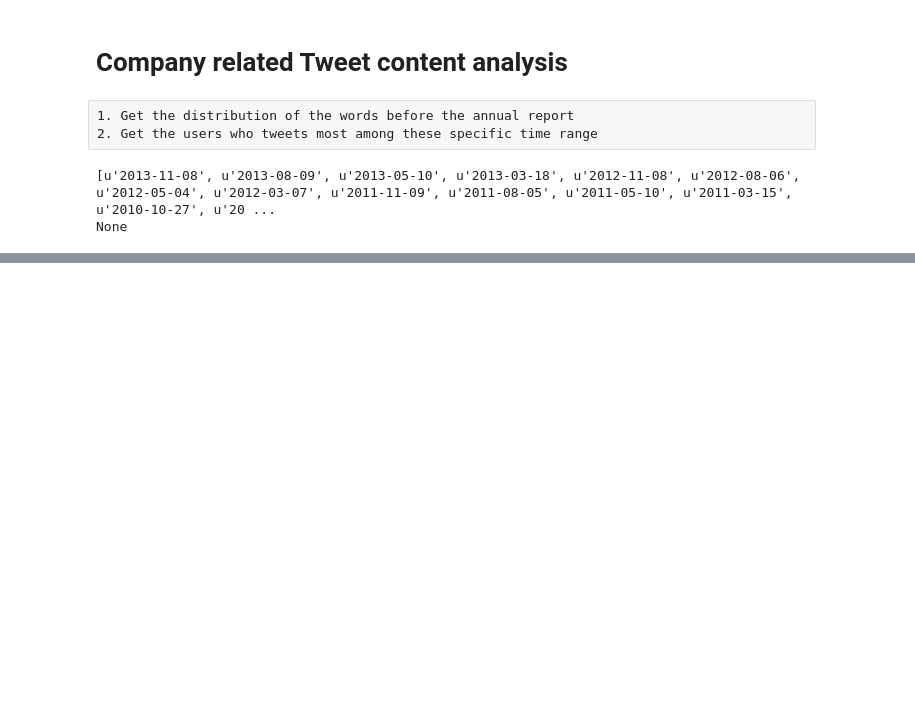
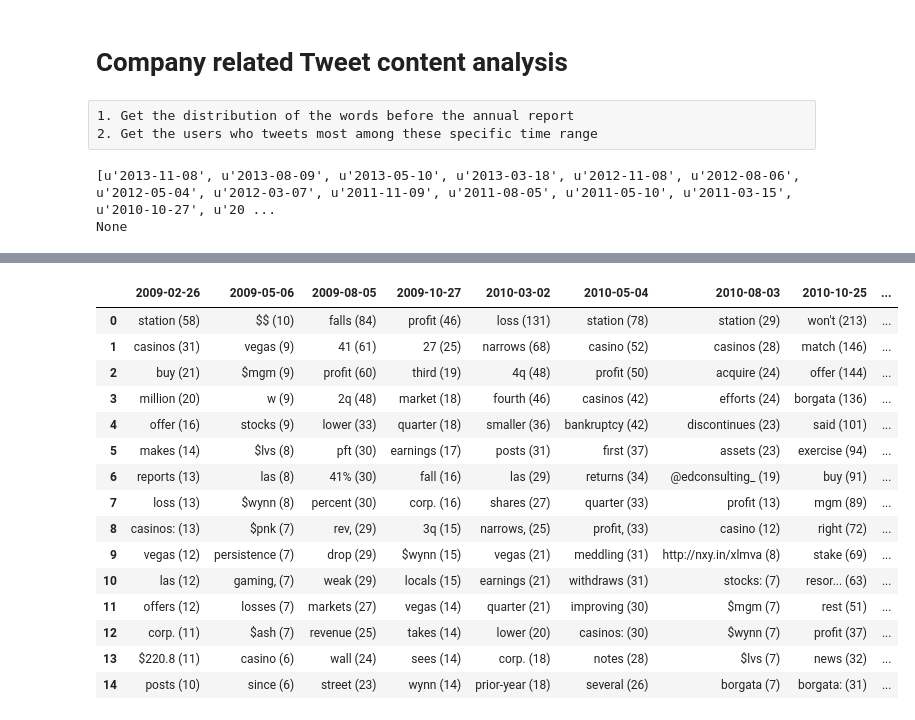
Before and after one commit to Tskatom/company_market, a Jupyter notebook: code/Company_Market_Tweet_Content.ipynb, the cells around one changed output, grey strips where cells are left out. Drawn from its saved outputs; the diff is of its cells as text; code cells hidden in the pictures; blank space fills up the shorter version.

```diff
--- a/code/Company_Market_Tweet_Content.ipynb
+++ b/code/Company_Market_Tweet_Content.ipynb
@@ -214,0 +316,22 @@ HTML(pd.DataFrame(entities_rank).to_html())
+# %%
+keywords_rank = batch_analysis(quarterly_days, byd_tweets, content_analyze, 15)
+# %%
+pd.set_option('display.width', 100)
+HTML(pd.DataFrame(keywords_rank).to_html())
+# %% [output]
+|  | 2009-02-26 | 2009-05-06 | 2009-08-05 | 2009-10-27 | 2010-03-02 | 2010-05-04 | 2010-08-03 | 2010-10-25 | ... |
+| 0 | station (58) | $$ (10) | falls (84) | profit (46) | loss (131) | station (78) | station (29) | won't (213) | ... |
+| 1 | casinos (31) | vegas (9) | 41 (61) | 27 (25) | narrows (68) | casino (52) | casinos (28) | match (146) | ... |
+| 2 | buy (21) | $mgm (9) | profit (60) | third (19) | 4q (48) | profit (50) | acquire (24) | offer (144) | ... |
+| 3 | million (20) | w (9) | 2q (48) | market (18) | fourth (46) | casinos (42) | efforts (24) | borgata (136) | ... |
+| 4 | offer (16) | stocks (9) | lower (33) | quarter (18) | smaller (36) | bankruptcy (42) | discontinues (23) | said (101) | ... |
+| 5 | makes (14) | $lvs (8) | pft (30) | earnings (17) | posts (31) | first (37) | assets (23) | exercise (94) | ... |
+| 6 | reports (13) | las (8) | 41% (30) | fall (16) | las (29) | returns (34) | @edconsulting_ (19) | buy (91) | ... |
+| 7 | loss (13) | $wynn (8) | percent (30) | corp. (16) | shares (27) | quarter (33) | profit (13) | mgm (89) | ... |
+| 8 | casinos: (13) | $pnk (7) | rev, (29) | 3q (15) | narrows, (25) | profit, (33) | casino (12) | right (72) | ... |
+| 9 | vegas (12) | persistence (7) | drop (29) | $wynn (15) | vegas (21) | meddling (31) | http://nxy.in/xlmva (8) | stake (69) | ... |
+| 10 | las (12) | gaming, (7) | weak (29) | locals (15) | earnings (21) | withdraws (31) | stocks: (7) | resor... (63) | ... |
+| 11 | offers (12) | losses (7) | markets (27) | vegas (14) | quarter (21) | improving (30) | $mgm (7) | rest (51) | ... |
+| 12 | corp. (11) | $ash (7) | revenue (25) | takes (14) | lower (20) | casinos: (30) | $wynn (7) | profit (37) | ... |
+| 13 | $220.8 (11) | casino (6) | wall (24) | sees (14) | corp. (18) | notes (28) | $lvs (7) | news (32) | ... |
+| 14 | posts (10) | since (6) | street (23) | wynn (14) | prior-year (18) | several (26) | borgata (7) | borgata: (31) | ... |
```
Also changed, not shown: parts of 10 cells of this notebook, 1 other file.
